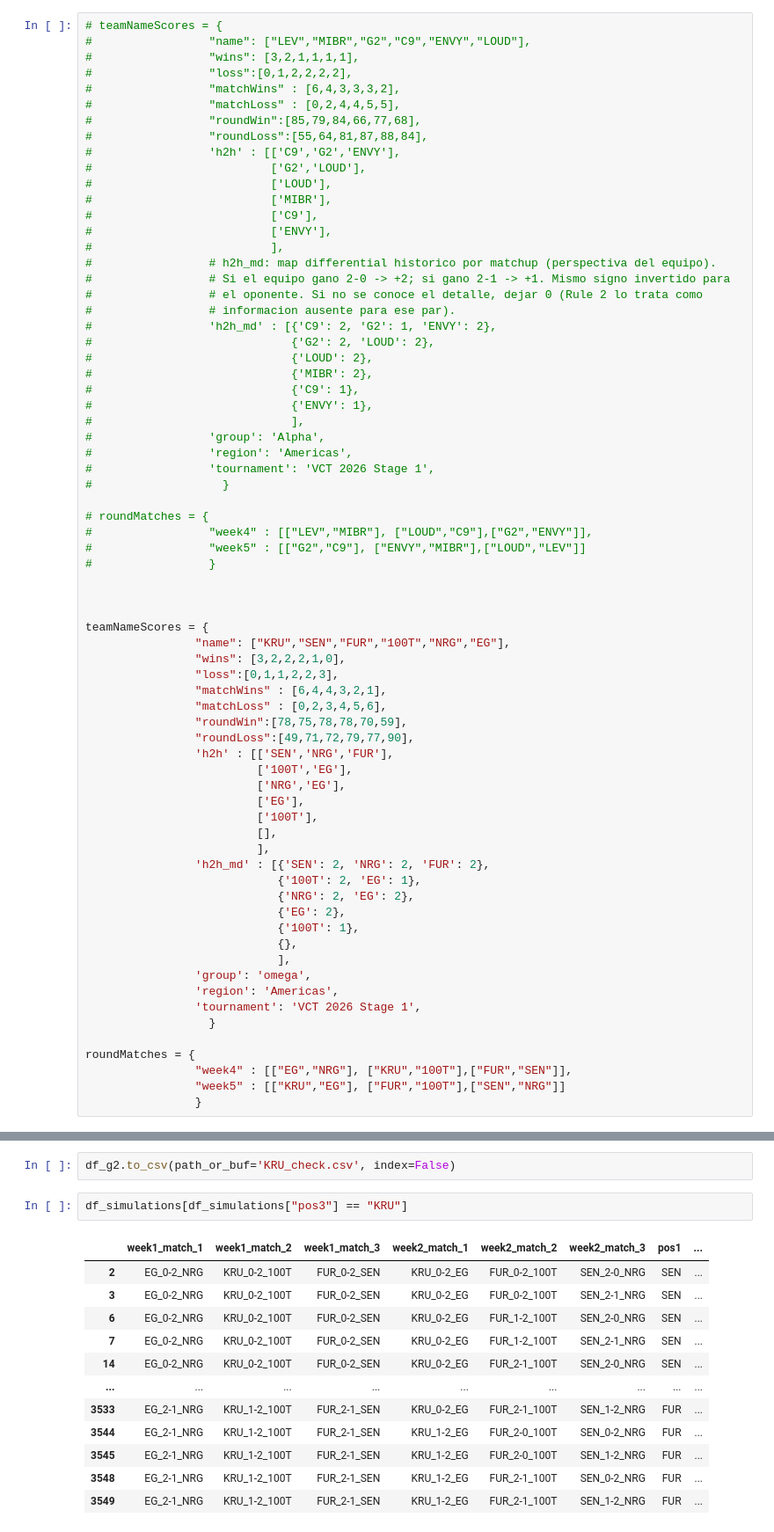
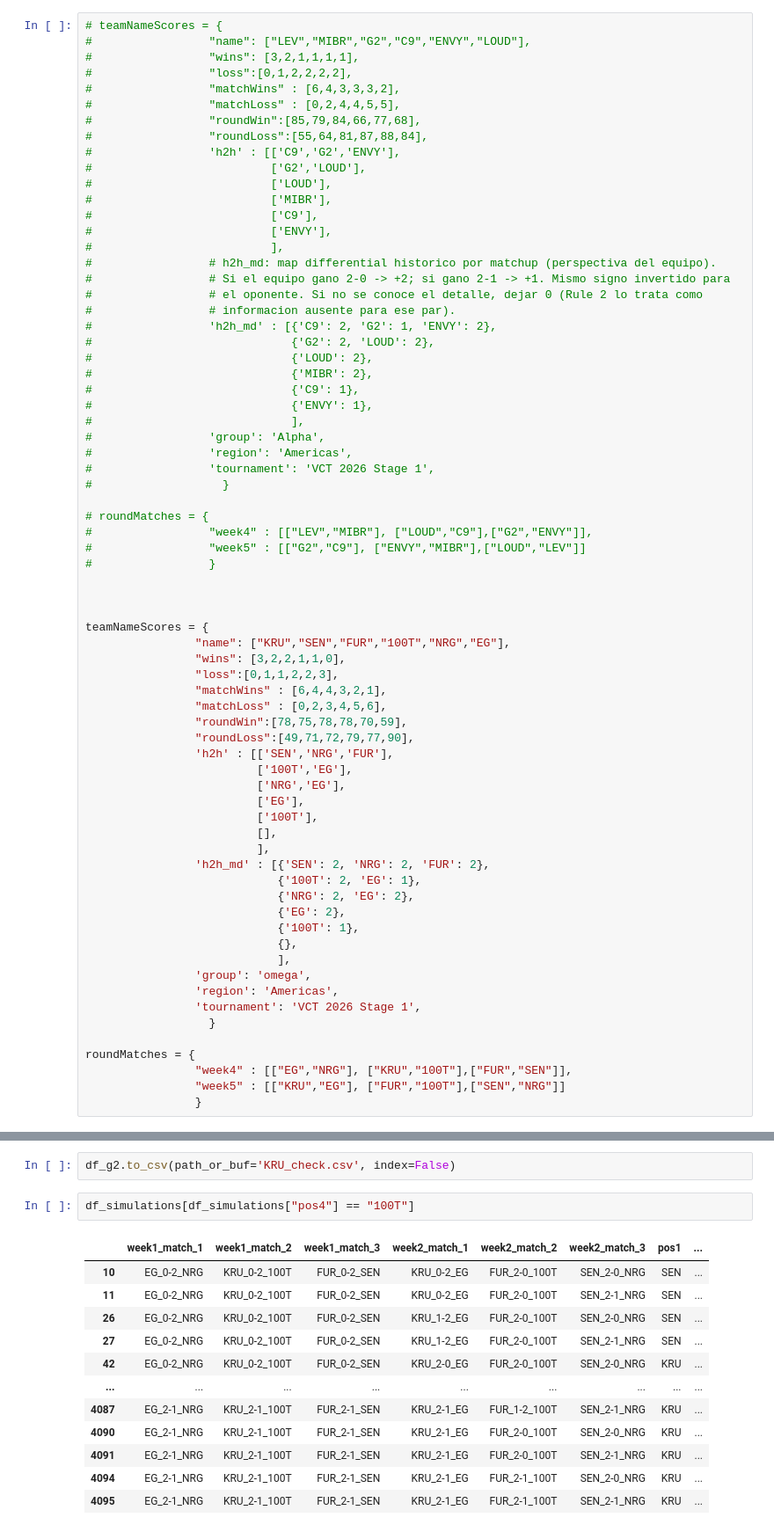
Before and after one commit to RkTcaster/groupcalculator, a Jupyter notebook: main vct Americas.ipynb, the cells around one changed output, grey strips where cells are left out. Shown at 88% size. Drawn from its saved outputs; the diff is of its cells as text.

```diff
--- a/main vct Americas.ipynb
+++ b/main vct Americas.ipynb
@@ -65,7 +65,7 @@ Dificultades actuales ordenar los batch para procesarlos. Resto de las funcional
 
 teamNameScores = {
                 "name": ["KRU","SEN","FUR","100T","NRG","EG"],
-                "wins": [3,2,2,2,1,0],
+                "wins": [3,2,2,1,1,0],
                 "loss":[0,1,1,2,2,3],
                 "matchWins" : [6,4,4,3,2,1],
                 "matchLoss" : [0,2,3,4,5,6],
@@ -808,17 +808,17 @@ weekly_dicts[0]
 # %%
 df_g2.to_csv(path_or_buf='KRU_check.csv', index=False)
 # %%
-df_simulations[df_simulations["pos3"] == "KRU"]
+df_simulations[df_simulations["pos4"] == "100T"]
 # %% [output]
 |  | week1_match_1 | week1_match_2 | week1_match_3 | week2_match_1 | week2_match_2 | week2_match_3 | pos1 | ... |
-| 2 | EG_0-2_NRG | KRU_0-2_100T | FUR_0-2_SEN | KRU_0-2_EG | FUR_0-2_100T | SEN_2-0_NRG | SEN | ... |
-| 3 | EG_0-2_NRG | KRU_0-2_100T | FUR_0-2_SEN | KRU_0-2_EG | FUR_0-2_100T | SEN_2-1_NRG | SEN | ... |
-| 6 | EG_0-2_NRG | KRU_0-2_100T | FUR_0-2_SEN | KRU_0-2_EG | FUR_1-2_100T | SEN_2-0_NRG | SEN | ... |
-| 7 | EG_0-2_NRG | KRU_0-2_100T | FUR_0-2_SEN | KRU_0-2_EG | FUR_1-2_100T | SEN_2-1_NRG | SEN | ... |
-| 14 | EG_0-2_NRG | KRU_0-2_100T | FUR_0-2_SEN | KRU_0-2_EG | FUR_2-1_100T | SEN_2-0_NRG | SEN | ... |
+| 10 | EG_0-2_NRG | KRU_0-2_100T | FUR_0-2_SEN | KRU_0-2_EG | FUR_2-0_100T | SEN_2-0_NRG | SEN | ... |
+| 11 | EG_0-2_NRG | KRU_0-2_100T | FUR_0-2_SEN | KRU_0-2_EG | FUR_2-0_100T | SEN_2-1_NRG | SEN | ... |
+| 26 | EG_0-2_NRG | KRU_0-2_100T | FUR_0-2_SEN | KRU_1-2_EG | FUR_2-0_100T | SEN_2-0_NRG | SEN | ... |
+| 27 | EG_0-2_NRG | KRU_0-2_100T | FUR_0-2_SEN | KRU_1-2_EG | FUR_2-0_100T | SEN_2-1_NRG | SEN | ... |
+| 42 | EG_0-2_NRG | KRU_0-2_100T | FUR_0-2_SEN | KRU_2-0_EG | FUR_2-0_100T | SEN_2-0_NRG | KRU | ... |
 | ... | ... | ... | ... | ... | ... | ... | ... | ... |
-| 3533 | EG_2-1_NRG | KRU_1-2_100T | FUR_2-1_SEN | KRU_0-2_EG | FUR_2-1_100T | SEN_1-2_NRG | FUR | ... |
-| 3544 | EG_2-1_NRG | KRU_1-2_100T | FUR_2-1_SEN | KRU_1-2_EG | FUR_2-0_100T | SEN_0-2_NRG | FUR | ... |
-| 3545 | EG_2-1_NRG | KRU_1-2_100T | FUR_2-1_SEN | KRU_1-2_EG | FUR_2-0_100T | SEN_1-2_NRG | FUR | ... |
-| 3548 | EG_2-1_NRG | KRU_1-2_100T | FUR_2-1_SEN | KRU_1-2_EG | FUR_2-1_100T | SEN_0-2_NRG | FUR | ... |
-| 3549 | EG_2-1_NRG | KRU_1-2_100T | FUR_2-1_SEN | KRU_1-2_EG | FUR_2-1_100T | SEN_1-2_NRG | FUR | ... |
+| 4087 | EG_2-1_NRG | KRU_2-1_100T | FUR_2-1_SEN | KRU_2-1_EG | FUR_1-2_100T | SEN_2-1_NRG | KRU | ... |
+| 4090 | EG_2-1_NRG | KRU_2-1_100T | FUR_2-1_SEN | KRU_2-1_EG | FUR_2-0_100T | SEN_2-0_NRG | KRU | ... |
+| 4091 | EG_2-1_NRG | KRU_2-1_100T | FUR_2-1_SEN | KRU_2-1_EG | FUR_2-0_100T | SEN_2-1_NRG | KRU | ... |
+| 4094 | EG_2-1_NRG | KRU_2-1_100T | FUR_2-1_SEN | KRU_2-1_EG | FUR_2-1_100T | SEN_2-0_NRG | KRU | ... |
+| 4095 | EG_2-1_NRG | KRU_2-1_100T | FUR_2-1_SEN | KRU_2-1_EG | FUR_2-1_100T | SEN_2-1_NRG | KRU | ... |
```
Also changed, not shown: parts of 2 cells of this notebook.
